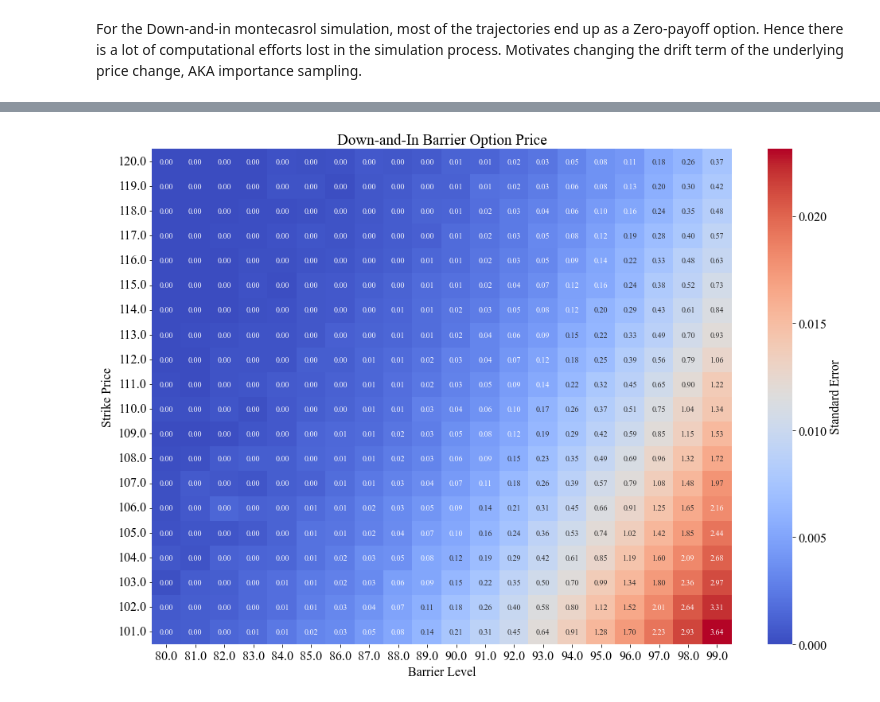
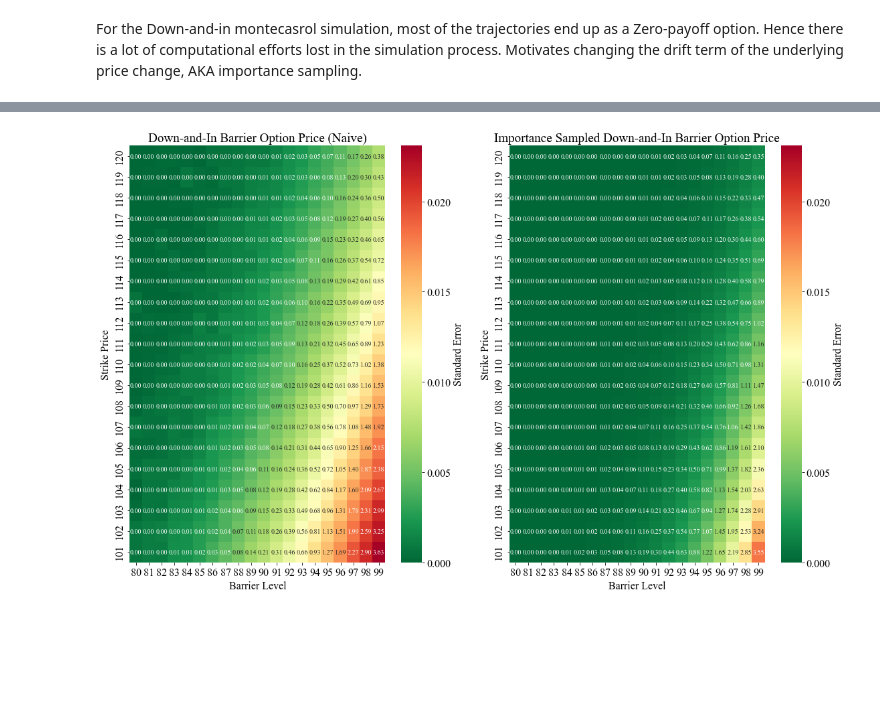
Before and after one commit to GianiRanzetti/Barrier-Options, a Jupyter notebook: MonteCarloPricer.ipynb, the cells around one changed output, grey strips where cells are left out. Cells and saved outputs as stored; diff of their text form; code cells hidden in the pictures; blank space fills up the shorter version.

```diff
--- a/MonteCarloPricer.ipynb
+++ b/MonteCarloPricer.ipynb
@@ -1022,4 +1050,0 @@ Does DO + DI equal Vanilla? True
-# %%
-option_pricer = NaiveBarrierOptionPricer(S0=100, K=100, H=85, T=0.2, r=0.1, sigma=0.3, q=0, simulations=1000, steps=50)
-path = option_pricer._simulate_paths()
-DownOut = option_pricer.DOCallprice(path, Graph=True)
@@ -1033,0 +1133,4 @@ For the Down-and-in montecasrol simulation, most of the trajectories end up as a
+# %%
+option_pricer = BarrierOptionPricer(S0=100, K=115, H=90, T=0.2, r=0.1, sigma=0.3, q=0, simulations=100000, steps=50)
+path = option_pricer._simulate_naive_paths()
+MC_downOutCall = option_pricer.NaiveDOCallprice(path, Graph=False)
@@ -1033,0 +1148,3 @@ For the Down-and-in montecasrol simulation, most of the trajectories end up as a
+# %%
+path = option_pricer._simulate_naive_paths()
+MC_downInCall = option_pricer.NaiveDICallprice(path, Graph=False)
@@ -1104,42 +1214,81 @@ The plot shows that montecarlo simulations of Down and in calls don't converge t
 # %%
 # Define strike prices and barrier levels
 Ks = np.linspace(101, 120, 20)
 Hs = np.linspace(80, 99, 20)
 
 # Initialize arrays for prices and standard errors
-prices = np.zeros((len(Ks), len(Hs)))
-stderrors = np.zeros((len(Ks), len(Hs)))
+naive_prices = np.zeros((len(Ks), len(Hs)))
+naive_stderrors = np.zeros((len(Ks), len(Hs)))
+
+IS_prices = np.zeros((len(Ks), len(Hs)))
+IS_stderrors = np.zeros((len(Ks), len(Hs)))
 
 # Monte Carlo simulation for each combination of K and H
 for i, K in enumerate(Ks):
     for j, H in enumerate(Hs):
-        option_pricer = NaiveBarrierOptionPricer(S0=100, K=K, H=H, T=0.2, r=0.1, sigma=0.3, q=0, simulations=100000, steps=50)
-        path = option_pricer._simulate_paths()
-        price = option_pricer.DICallprice(path, Graph=False)
-        prices[i, j] = round(price[0], 2)  # Round price to nearest cent
-        stderrors[i, j] = price[1]  # Round standard error to nearest cent
+        option_pricer = BarrierOptionPricer(S0=100, K=K, H=H, T=0.2, r=0.1, sigma=0.3, q=0, simulations=100000, steps=50)
+        path = option_pricer._simulate_naive_paths()
+        price = option_pricer.NaiveDICallprice(path, Graph=False, Annot = False)
+        naive_prices[i, j] = round(price[0], 2)  # Round price to nearest cent
+        naive_stderrors[i, j] = price[1]  # Round standard error to nearest cent
 
-# Create a heatmap for the prices
-plt.figure(figsize=(14, 10))
+# Importance Sampled Monte Carlo simulation for each combination of K and H
+for i, K in enumerate(Ks):
+    for j, H in enumerate(Hs):
+        option_pricer = BarrierOptionPricer(S0=100, K=K, H=H, T=0.2, r=0.1, sigma=0.3, q=0, simulations=100000, steps=50)
+        price = option_pricer.Importance_Sample_DI_Call_Price(Graph=False, Annot = False)
+        IS_prices[i, j] = round(price[0], 2)  # Round price to nearest cent
+        IS_stderrors[i, j] = price[1]  # Round standard error to nearest cent
+
+# Create a heatmap for the prices for naive and importance sampled
+# Calculate global min and max for standard errors
+global_min = min(naive_stderrors.min(), IS_stderrors.min())
+global_max = max(naive_stderrors.max(), IS_stderrors.max())
+
+# Create a heatmap for the prices for naive and importance sampled
+plt.figure(figsize=(16, 10))
+plt.rcParams["font.family"] = "Times New Roman"
+plt.rcParams["font.size"] = "16"
+
+# First subplot: Naive Method
+plt.subplot(1, 2, 1)  # 1 row, 2 columns, 1st subplot
 sns.heatmap(
-    stderrors,  # Use standard errors for shading
-    xticklabels=np.round(Hs),  # Format barrier levels
-    yticklabels=np.round(Ks),  # Format strike prices
-    annot=prices,  # Annotate the heatmap with prices
+    naive_stderrors,  # Use standard errors for shading
+    xticklabels=[f'{h:.0f}' for h in Hs],  # Format barrier levels as integers
+    yticklabels=[f'{k:.0f}' for k in Ks],  # Format strike prices as integers
+    annot=naive_prices,  # Annotate the heatmap with prices
     fmt='.2f',  # Format the annotations
-    cmap='coolwarm',  # Color map for shading
+    cmap='RdYlGn_r',
     annot_kws={'size': 10},  # Annotation styling
     cbar_kws={'label': 'Standard Error'},  # Label for the color bar
+    vmin=global_min,  # Set consistent minimum for color scale
+    vmax=global_max,  # Set consistent maximum for color scale
 )
 plt.xlabel('Barrier Level')
 plt.ylabel('Strike Price')
-plt.title('Down-and-In Barrier Option Price')
-
-# Invert the y-axis
+plt.title('Down-and-In Barrier Option Price (Naive)')
 plt.gca().invert_yaxis()
 
-# Display the heatmap
-plt.tight_layout()  # Ensure everything fits within the figure
+# Second subplot: Importance Sampling Method
+plt.subplot(1, 2, 2)  # 1 row, 2 columns, 2nd subplot
+sns.heatmap(
+    IS_stderrors,  # Use standard errors for shading
+    xticklabels=[f'{h:.0f}' for h in Hs],  # Format barrier levels as integers
+    yticklabels=[f'{k:.0f}' for k in Ks],  # Format strike prices as integers
+    annot=IS_prices,  # Annotate the heatmap with prices
+    fmt='.2f',  # Format the annotations
+    cmap='RdYlGn_r',
+    annot_kws={'size': 10},  # Annotation styling
+    cbar_kws={'label': 'Standard Error'},  # Label for the color bar
+    vmin=global_min,  # Set consistent minimum for color scale
+    vmax=global_max,  # Set consistent maximum for color scale
+)
+plt.xlabel('Barrier Level')
+plt.ylabel('Strike Price')
+plt.title('Importance Sampled Down-and-In Barrier Option Price')
+plt.gca().invert_yaxis()
+
+plt.tight_layout()
 plt.show()
 # %% [output]
-[figure, old version]
+[figure, new version]
```
Also changed, not shown: parts of 36 cells of this notebook, 3 other files.
